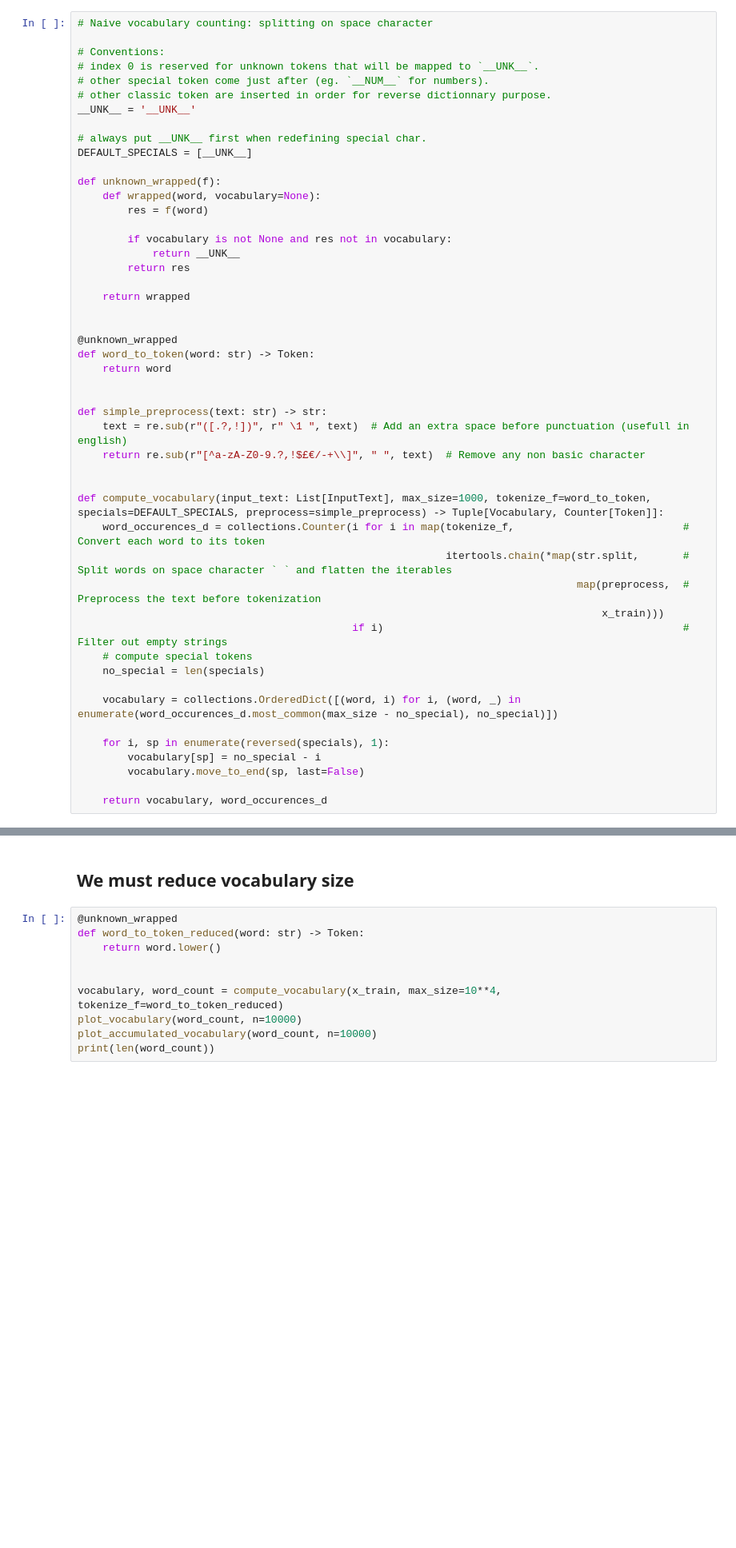
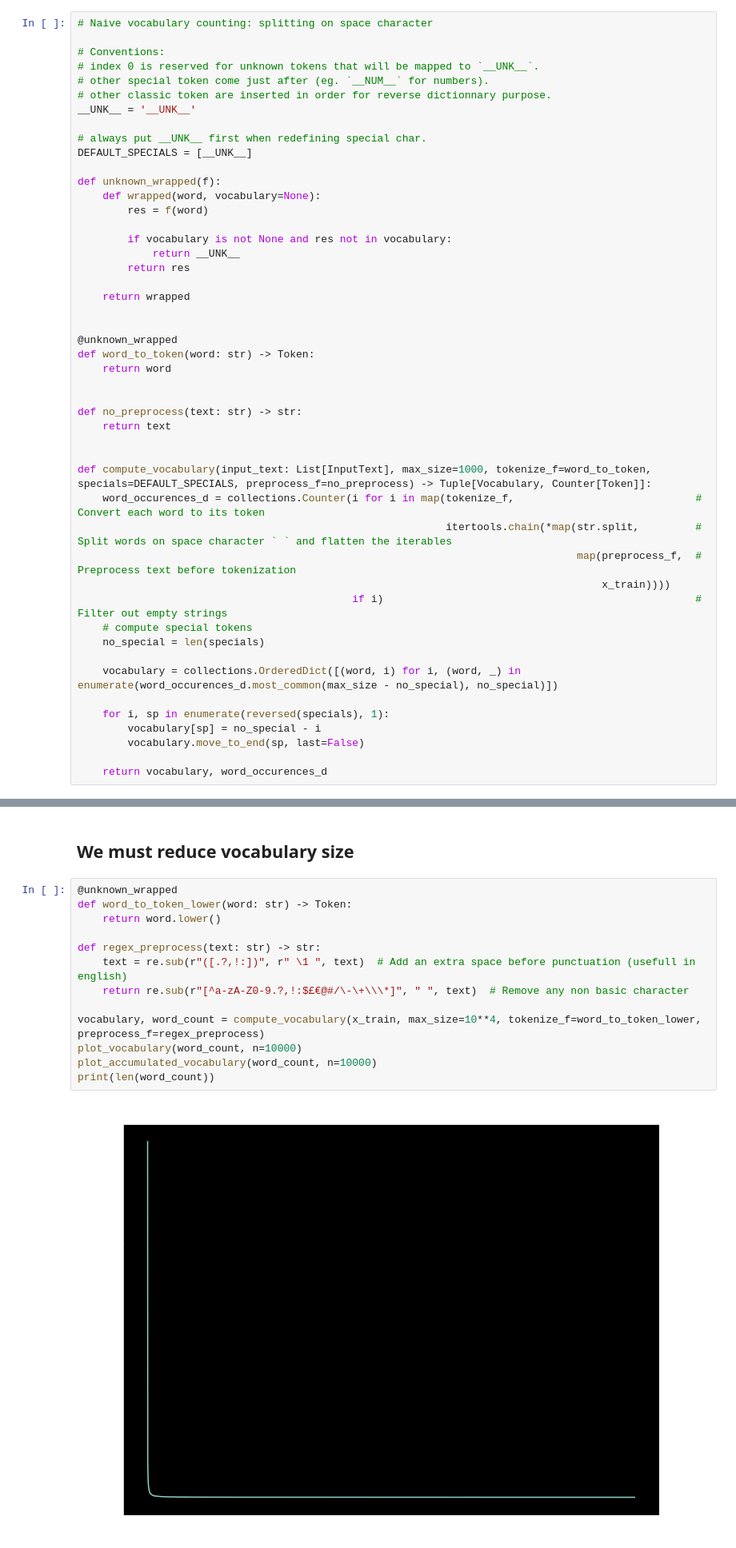
Before and after one commit to clemsage/NeuralDocumentClassification, a Jupyter notebook: skeleton_ocr.ipynb, the cells around one changed output, grey strips where cells are left out. Shown at 80% size. Cells and saved outputs as stored; diff of their text form; blank space fills up the shorter version.

Commit message:
adding preprocessing before tokenization

```diff
--- a/skeleton_ocr.ipynb
+++ b/skeleton_ocr.ipynb
@@ -89,17 +89,16 @@ def word_to_token(word: str) -> Token:
     return word
 
 
-def simple_preprocess(text: str) -> str:
-    text = re.sub(r"([.?,!])", r" \1 ", text)  # Add an extra space before punctuation (usefull in english)
-    return re.sub(r"[^a-zA-Z0-9.?,!$£€/-+\\]", " ", text)  # Remove any non basic character
+def no_preprocess(text: str) -> str:
+    return text
 
 
-def compute_vocabulary(input_text: List[InputText], max_size=1000, tokenize_f=word_to_token, specials=DEFAULT_SPECIALS, preprocess=simple_preprocess) -> Tuple[Vocabulary, Counter[Token]]:
-    word_occurences_d = collections.Counter(i for i in map(tokenize_f,                           # Convert each word to its token
-                                                           itertools.chain(*map(str.split,       # Split words on space character ` ` and flatten the iterables
-                                                                                map(preprocess,  # Preprocess the text before tokenization
-                                                                                    x_train)))
-                                            if i)                                                # Filter out empty strings
+def compute_vocabulary(input_text: List[InputText], max_size=1000, tokenize_f=word_to_token, specials=DEFAULT_SPECIALS, preprocess_f=no_preprocess) -> Tuple[Vocabulary, Counter[Token]]:
+    word_occurences_d = collections.Counter(i for i in map(tokenize_f,                             # Convert each word to its token
+                                                           itertools.chain(*map(str.split,         # Split words on space character ` ` and flatten the iterables
+                                                                                map(preprocess_f,  # Preprocess text before tokenization
+                                                                                    x_train))))
+                                            if i)                                                  # Filter out empty strings
     # compute special tokens
     no_special = len(specials)
 
@@ -134,11 +138,16 @@ print(list(vocabulary.items())[:100])
 ## We must reduce vocabulary size
 # %%
 @unknown_wrapped
-def word_to_token_reduced(word: str) -> Token:
+def word_to_token_lower(word: str) -> Token:
     return word.lower()
 
+def regex_preprocess(text: str) -> str:
+    text = re.sub(r"([.?,!:])", r" \1 ", text)  # Add an extra space before punctuation (usefull in english)
+    return re.sub(r"[^a-zA-Z0-9.?,!:$£€@#/\-\+\\\*]", " ", text)  # Remove any non basic character
 
-vocabulary, word_count = compute_vocabulary(x_train, max_size=10**4, tokenize_f=word_to_token_reduced)
+vocabulary, word_count = compute_vocabulary(x_train, max_size=10**4, tokenize_f=word_to_token_lower, preprocess_f=regex_preprocess)
 plot_vocabulary(word_count, n=10000)
 plot_accumulated_vocabulary(word_count, n=10000)
 print(len(word_count))
+# %% [output]
+[figure, added]
```
Also changed, not shown: parts of 3 cells of this notebook.
